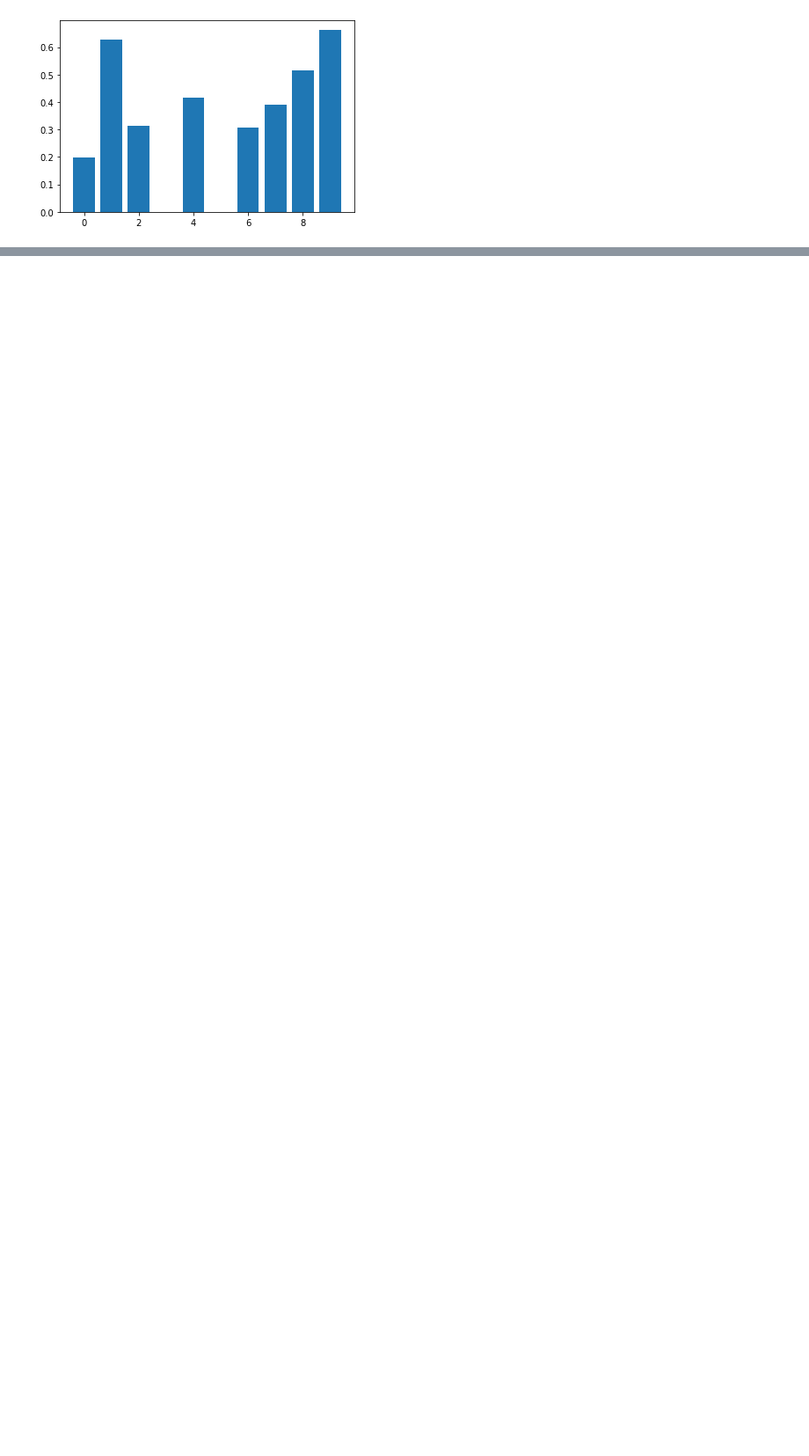
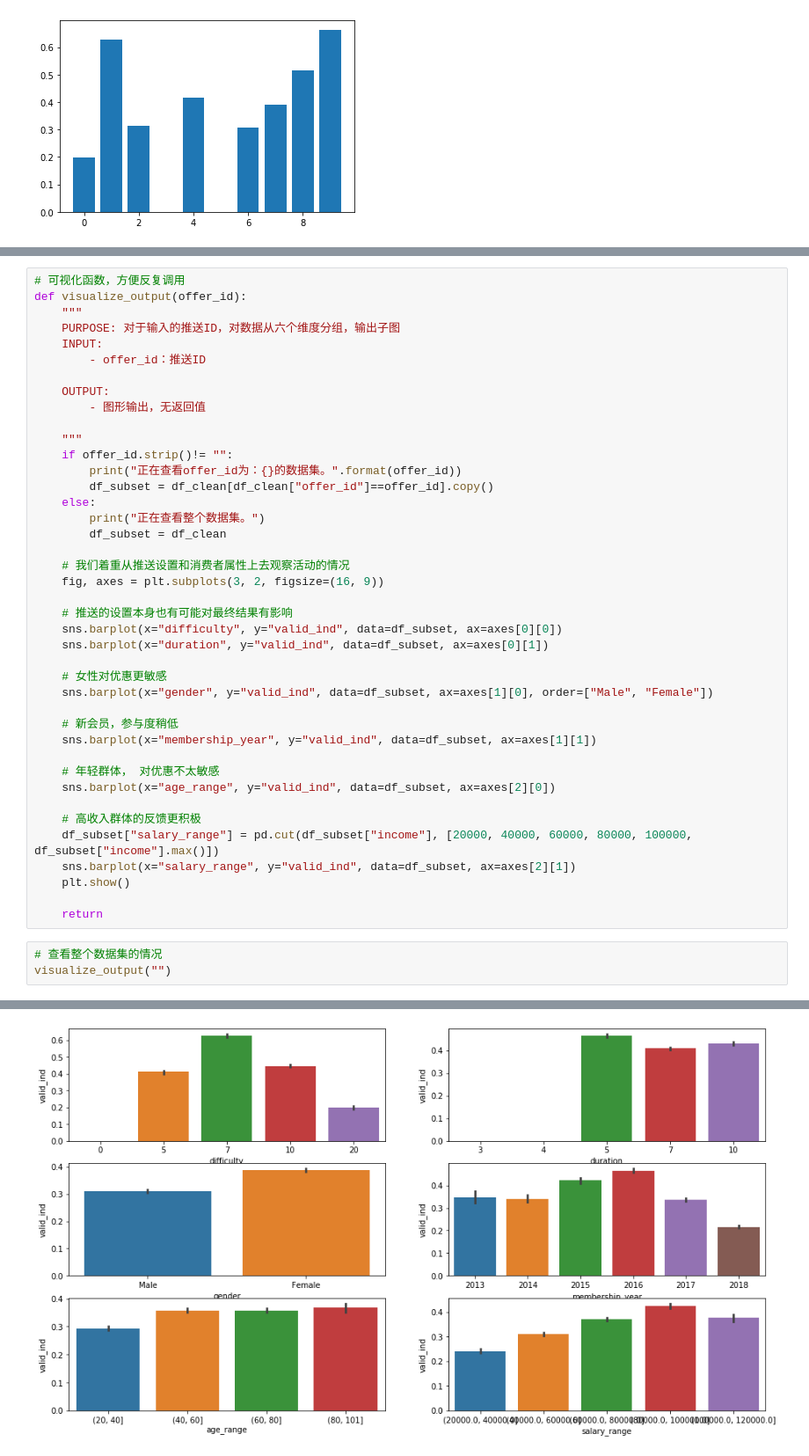
Before and after one commit to heroqsx/Starbucks_Project, a Jupyter notebook: Starbucks_Capstone_notebook-zh.ipynb, the cells around one changed output, grey strips where cells are left out. Shown at 88% size. Saved outputs shown, nothing was run; the diff lists cells and outputs as text; blank space fills up the shorter version.

```diff
--- a/Starbucks_Capstone_notebook-zh.ipynb
+++ b/Starbucks_Capstone_notebook-zh.ipynb
@@ -642,0 +592,45 @@ offer_completed[offer_completed["consumer_id"]=="d7d5dc9730ff479c840e10eaa190e8b
+# %%
+# 可视化函数，方便反复调用
+def visualize_output(offer_id):
+    """
+    PURPOSE: 对于输入的推送ID，对数据从六个维度分组，输出子图
+    INPUT:
+        - offer_id：推送ID
+
+    OUTPUT:
+        - 图形输出，无返回值
+
+    """
+    if offer_id.strip()!= "":
+        print("正在查看offer_id为：{}的数据集。".format(offer_id))
+        df_subset = df_clean[df_clean["offer_id"]==offer_id].copy()
+    else:
+        print("正在查看整个数据集。")
+        df_subset = df_clean
+
+    # 我们着重从推送设置和消费者属性上去观察活动的情况
+    fig, axes = plt.subplots(3, 2, figsize=(16, 9))
+
+    # 推送的设置本身也有可能对最终结果有影响
+    sns.barplot(x="difficulty", y="valid_ind", data=df_subset, ax=axes[0][0])
+    sns.barplot(x="duration", y="valid_ind", data=df_subset, ax=axes[0][1])
+
+    # 女性对优惠更敏感
+    sns.barplot(x="gender", y="valid_ind", data=df_subset, ax=axes[1][0], order=["Male", "Female"])
+
+    # 新会员，参与度稍低
+    sns.barplot(x="membership_year", y="valid_ind", data=df_subset, ax=axes[1][1])
+
+    # 年轻群体， 对优惠不太敏感
+    sns.barplot(x="age_range", y="valid_ind", data=df_subset, ax=axes[2][0])
+
+    # 高收入群体的反馈更积极
+    df_subset["salary_range"] = pd.cut(df_subset["income"], [20000, 40000, 60000, 80000, 100000, df_subset["income"].max()])
+    sns.barplot(x="salary_range", y="valid_ind", data=df_subset, ax=axes[2][1])
+    plt.show()
+
+    return
+# %%
+# 查看整个数据集的情况
+visualize_output("")
+# %% [output]
@@ -642,0 +638 @@ offer_completed[offer_completed["consumer_id"]=="d7d5dc9730ff479c840e10eaa190e8b
+[figure, added]
```
Also changed, not shown: parts of 15 cells of this notebook, 1 other file.
